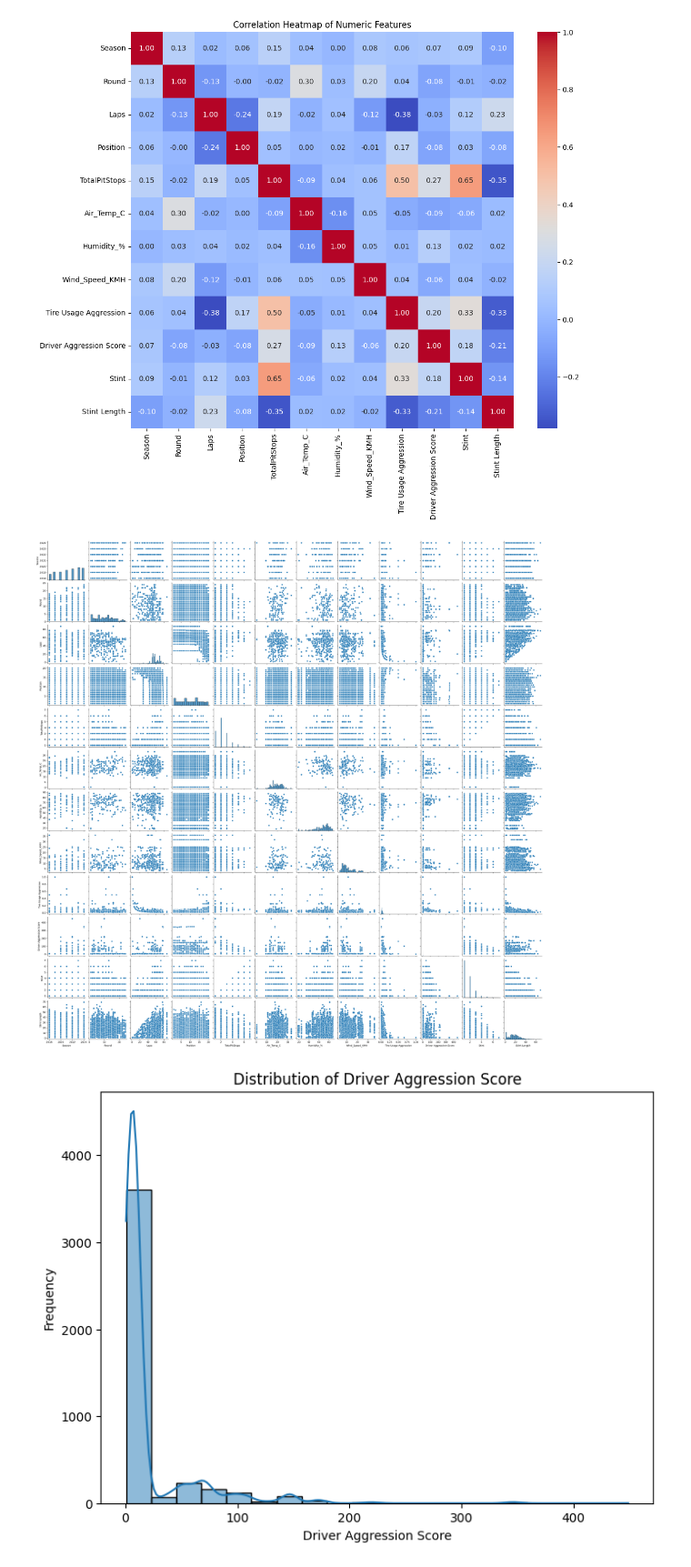
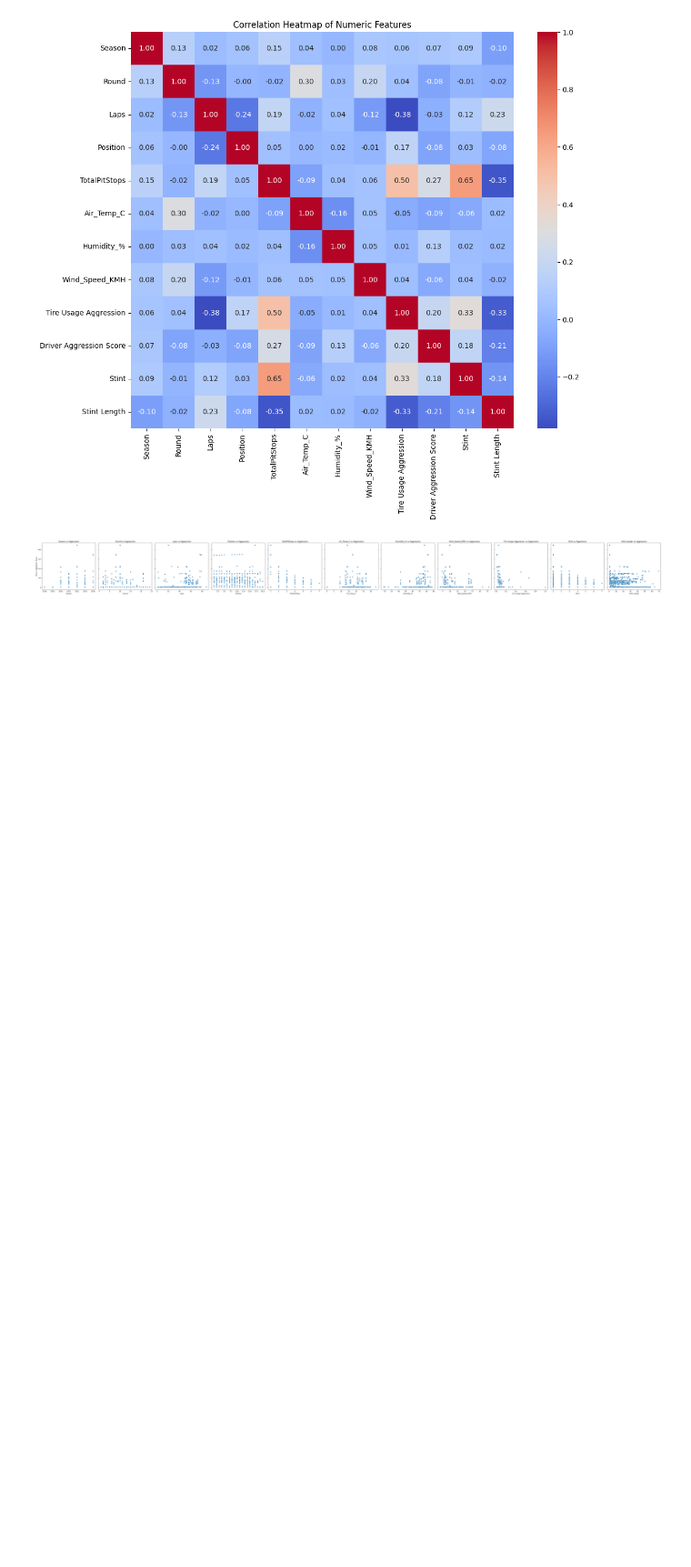
Before and after one commit to aminb00/StatisticalLearningProject, a Jupyter notebook: DataPreparation.ipynb, the cells around one changed output. Shown: that part at 91% size. Cells and saved outputs as stored; diff of their text form; code cells hidden in the pictures; blank space fills up the shorter version.

```diff
--- a/DataPreparation.ipynb
+++ b/DataPreparation.ipynb
@@ -218,18 +212,22 @@ else:
 # %% [output]
 [figure]
 # %%
-# Pair Plot for selected numeric features for a quick visual insight
+# Seleziona solo le variabili numeriche tranne 'Driver Aggression Score'
+numeric_cols = df.select_dtypes(include='number').columns
+x_vars = [col for col in numeric_cols if col != 'Driver Aggression Score']
 
-sns.pairplot(df)
+# Imposta il layout della figura
+n = len(x_vars)
+fig, axes = plt.subplots(1, n, figsize=(5 * n, 5), sharey=True)
+
+# Scatterplot di ogni variabile rispetto al Driver Aggression Score
+for i, var in enumerate(x_vars):
+    sns.scatterplot(data=df, x=var, y='Driver Aggression Score', ax=axes[i])
+    axes[i].set_title(f'{var} vs Aggression')
+    axes[i].set_xlabel(var)
+
+axes[0].set_ylabel('Driver Aggression Score')
+plt.tight_layout()
 plt.show()
-
-# Histograms: Distribution of the 'Driver Aggression Score'
-plt.figure(figsize=(8, 6))
-sns.histplot(df['Driver Aggression Score'], kde=True, bins=20)
-plt.title('Distribution of Driver Aggression Score')
-plt.xlabel('Driver Aggression Score')
-plt.ylabel('Frequency')
-plt.show()
 # %% [output]
-[figure, old version]
+[figure, new version]
-[figure, removed]
```
Also changed, not shown: parts of 16 cells of this notebook.
